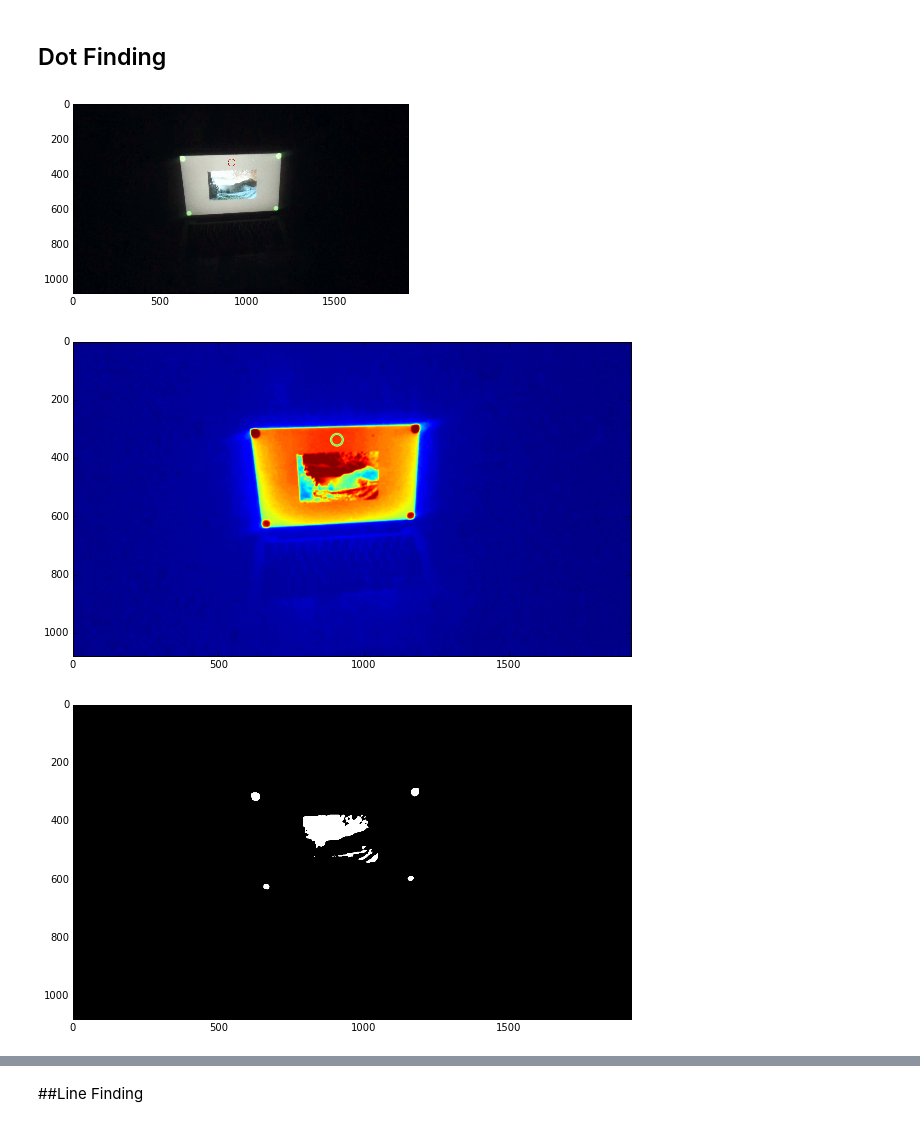
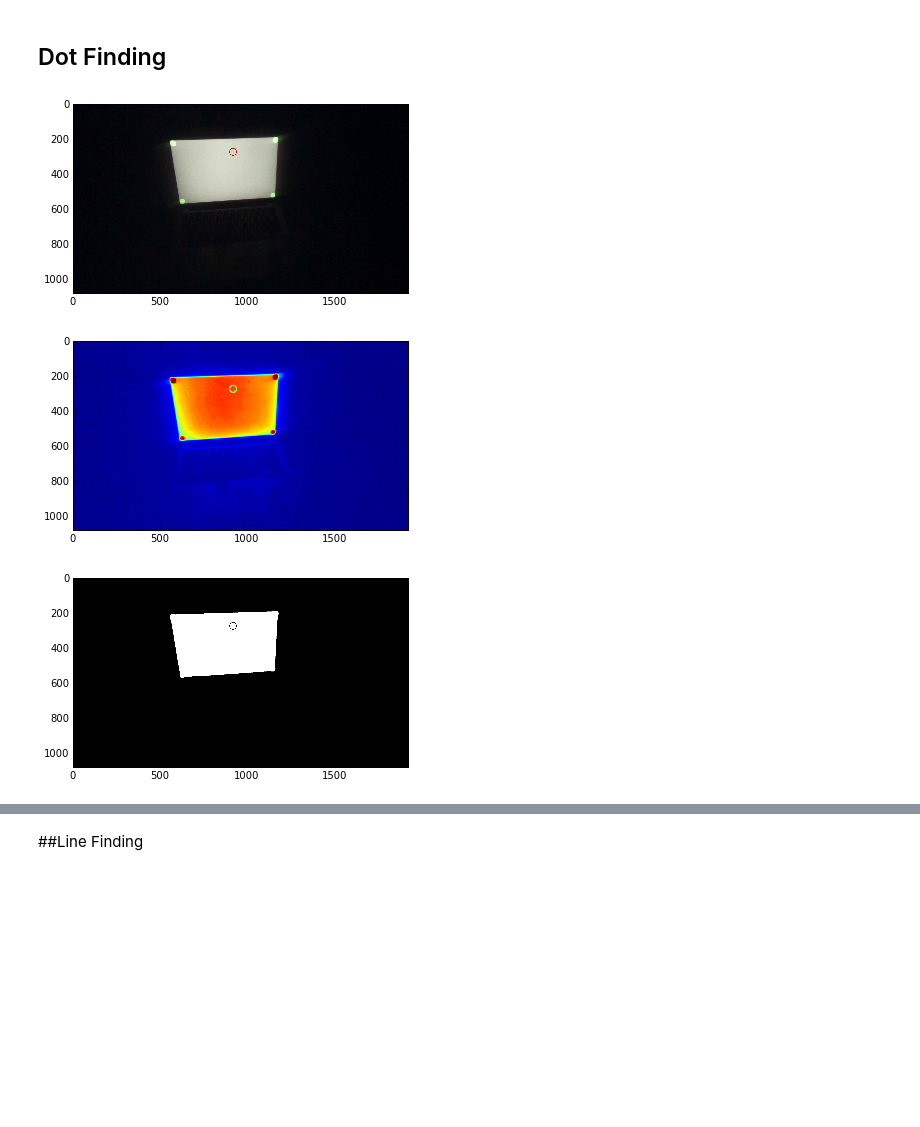
Before and after one commit to pearsonlab/cv-testing, a Jupyter notebook: find-screen.ipynb, the cells around one changed output, grey strips where cells are left out. Saved outputs shown, nothing was run; the diff lists cells and outputs as text; code cells hidden in the pictures; blank space fills up the shorter version.

```diff
--- a/find-screen.ipynb
+++ b/find-screen.ipynb
@@ -98,22 +98,20 @@ plt.imshow(trans_img);
 # %% [markdown]
 ## Dot Finding
 # %%
-img = cv2.imread('images/tobii/border/frames/dark_dots/frame300.bmp')
+img = cv2.imread('images/tobii/border/frames/dark_dots/frame100.bmp')
 plt.imshow(img);
 # %% [output]
-[figure, old version]
+[figure, new version]
 # %%
 green_img = (img[:,:,1])
 green_img = cv2.GaussianBlur(green_img, (9, 9), 2, None, 2)
-plt.figure(figsize=(10,10))
 plt.imshow(green_img);
 # %% [output]
-[figure, old version]
+[figure, new version]
 # %%
-_, bw_img = cv2.threshold(green_img, 225, 255, cv2.THRESH_BINARY)
-plt.figure(figsize=(10,10))
+_, bw_img = cv2.threshold(green_img, 120, 255, cv2.THRESH_BINARY)
 plt.imshow(bw_img, cmap='gray');
 # %% [output]
-[figure, old version]
+[figure, new version]
 # %%
 circles = cv2.HoughCircles(bw_img, cv2.cv.CV_HOUGH_GRADIENT, 1, 200, param1=200,
```
Also changed, not shown: parts of 3 cells of this notebook, 2 other files.
